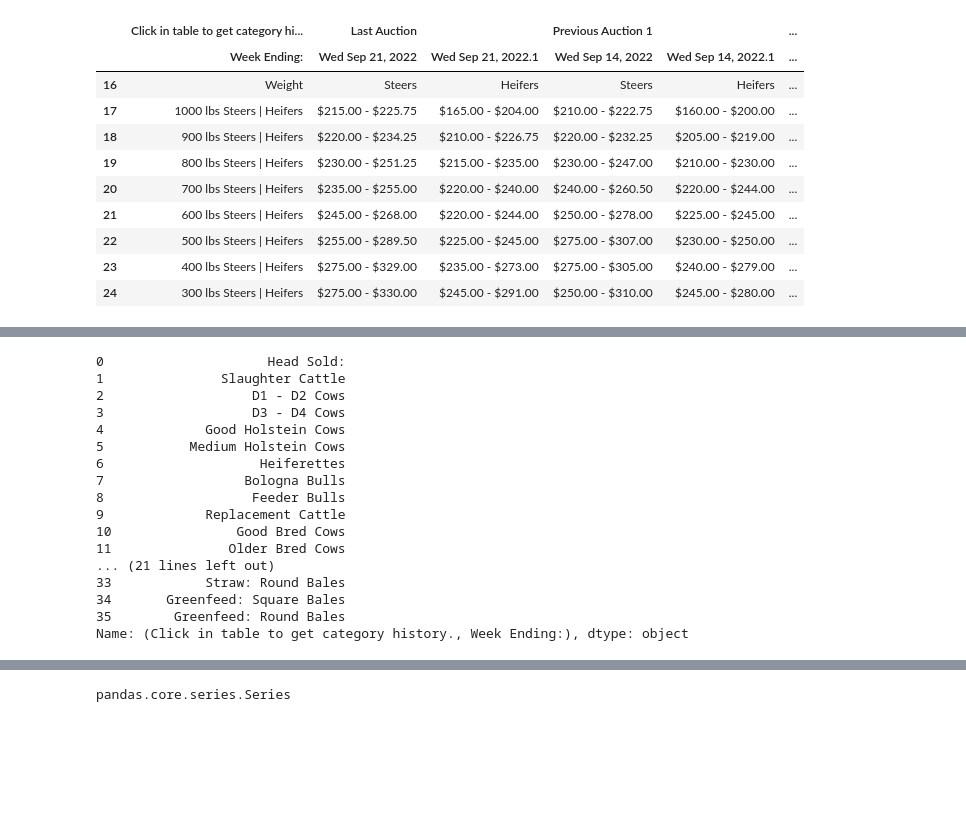
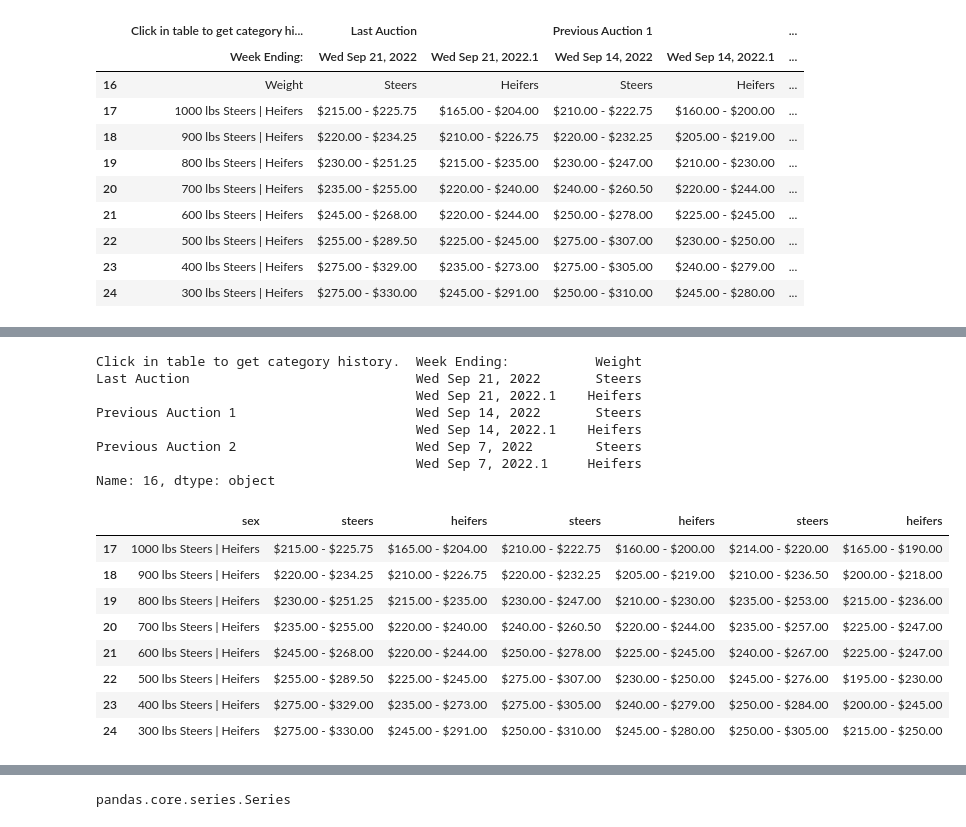
Before and after one commit to tarrencen/rice_farms, a Jupyter notebook: auction_prices.ipynb, the cells around one changed output, grey strips where cells are left out. Saved outputs shown, nothing was run; the diff lists cells and outputs as text; code cells hidden in the pictures; blank space fills up the shorter version.

```diff
--- a/auction_prices.ipynb
+++ b/auction_prices.ipynb
@@ -214,21 +191,34 @@ ponoka_stock
 # %%
 # Isolate columns from row
-ponoka_df.iloc[0]
+ponoka_stock.iloc[0]
 # %% [output]
-0                     Head Sold:
-1               Slaughter Cattle
-2                   D1 - D2 Cows
-3                   D3 - D4 Cows
-4             Good Holstein Cows
-5           Medium Holstein Cows
-6                    Heiferettes
-7                  Bologna Bulls
-8                   Feeder Bulls
-9             Replacement Cattle
-10                Good Bred Cows
-11               Older Bred Cows
-... (21 lines left out)
-33            Straw: Round Bales
-34       Greenfeed: Square Bales
-35        Greenfeed: Round Bales
-Name: (Click in table to get category history., Week Ending:), dtype: object
+Click in table to get category history.  Week Ending:           Weight
+Last Auction                             Wed Sep 21, 2022       Steers
+                                         Wed Sep 21, 2022.1    Heifers
+Previous Auction 1                       Wed Sep 14, 2022       Steers
+                                         Wed Sep 14, 2022.1    Heifers
+Previous Auction 2                       Wed Sep 7, 2022        Steers
+                                         Wed Sep 7, 2022.1     Heifers
+Name: 16, dtype: object
+# %%
+# Set column names to first row
+ponoka_stock.columns = ponoka_stock.iloc[0]
+# Rename columns to Python
+ponoka_stock.columns = [col.lower()\
+    .replace(' | ', '_')\
+        .replace(' ', '_') for col in ponoka_stock.columns]
+
+ponoka_stock = ponoka_stock.rename(columns = {'weight' : 'sex'})
+ponoka_stock = ponoka_stock[1:]
+
+ponoka_stock
+# %% [output]
+|  | sex | steers | heifers | steers | heifers | steers | heifers |
+| 17 | 1000 lbs Steers | Heifers | $215.00 - $225.75 | $165.00 - $204.00 | $210.00 - $222.75 | $160.00 - $200.00 | $214.00 - $220.00 | $165.00 - $190.00 |
+| 18 | 900 lbs Steers | Heifers | $220.00 - $234.25 | $210.00 - $226.75 | $220.00 - $232.25 | $205.00 - $219.00 | $210.00 - $236.50 | $200.00 - $218.00 |
+| 19 | 800 lbs Steers | Heifers | $230.00 - $251.25 | $215.00 - $235.00 | $230.00 - $247.00 | $210.00 - $230.00 | $235.00 - $253.00 | $215.00 - $236.00 |
+| 20 | 700 lbs Steers | Heifers | $235.00 - $255.00 | $220.00 - $240.00 | $240.00 - $260.50 | $220.00 - $244.00 | $235.00 - $257.00 | $225.00 - $247.00 |
+| 21 | 600 lbs Steers | Heifers | $245.00 - $268.00 | $220.00 - $244.00 | $250.00 - $278.00 | $225.00 - $245.00 | $240.00 - $267.00 | $225.00 - $247.00 |
+| 22 | 500 lbs Steers | Heifers | $255.00 - $289.50 | $225.00 - $245.00 | $275.00 - $307.00 | $230.00 - $250.00 | $245.00 - $276.00 | $195.00 - $230.00 |
+| 23 | 400 lbs Steers | Heifers | $275.00 - $329.00 | $235.00 - $273.00 | $275.00 - $305.00 | $240.00 - $279.00 | $250.00 - $284.00 | $200.00 - $245.00 |
+| 24 | 300 lbs Steers | Heifers | $275.00 - $330.00 | $245.00 - $291.00 | $250.00 - $310.00 | $245.00 - $280.00 | $250.00 - $305.00 | $215.00 - $250.00 |
```
Also changed, not shown: parts of 10 cells of this notebook.
